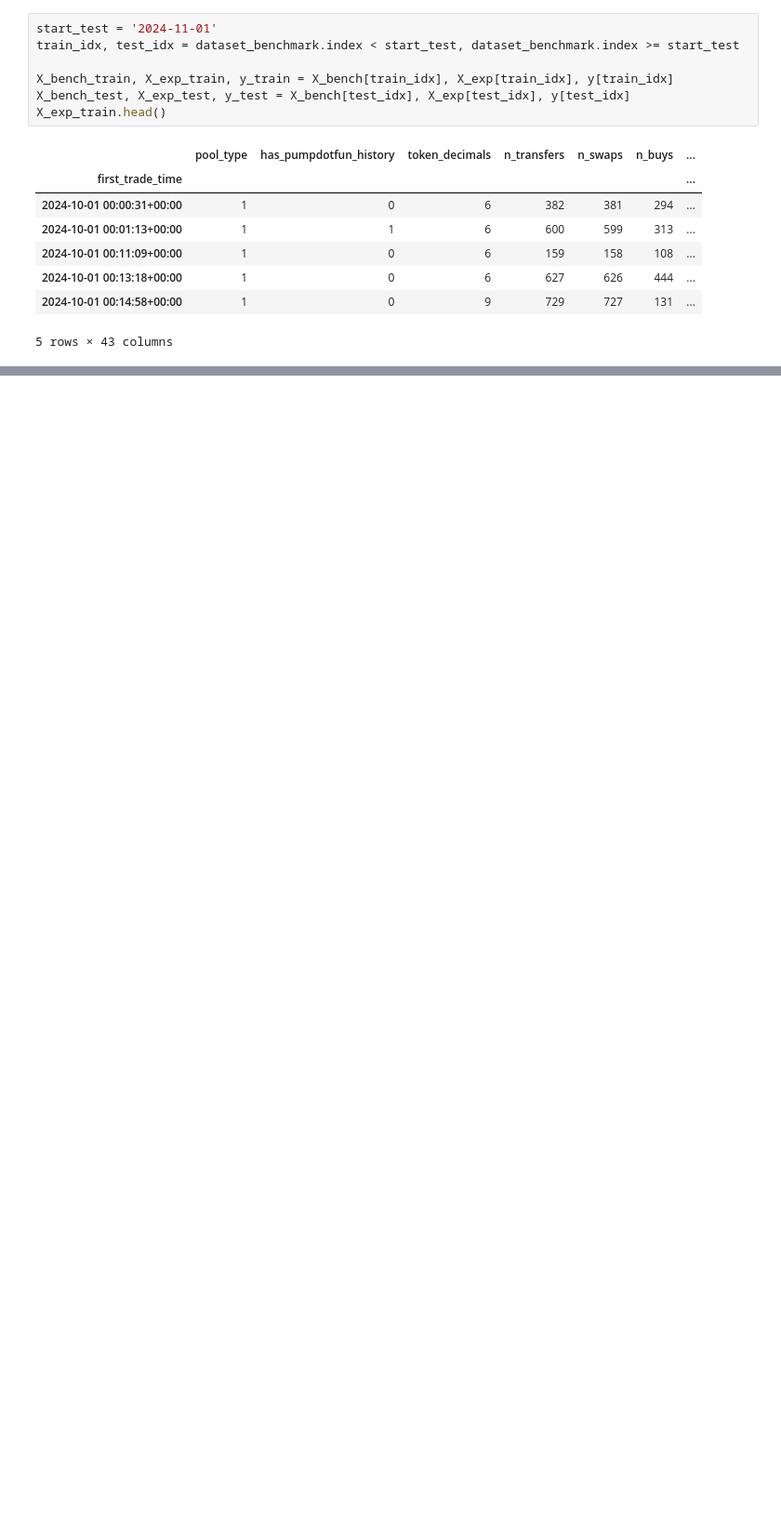
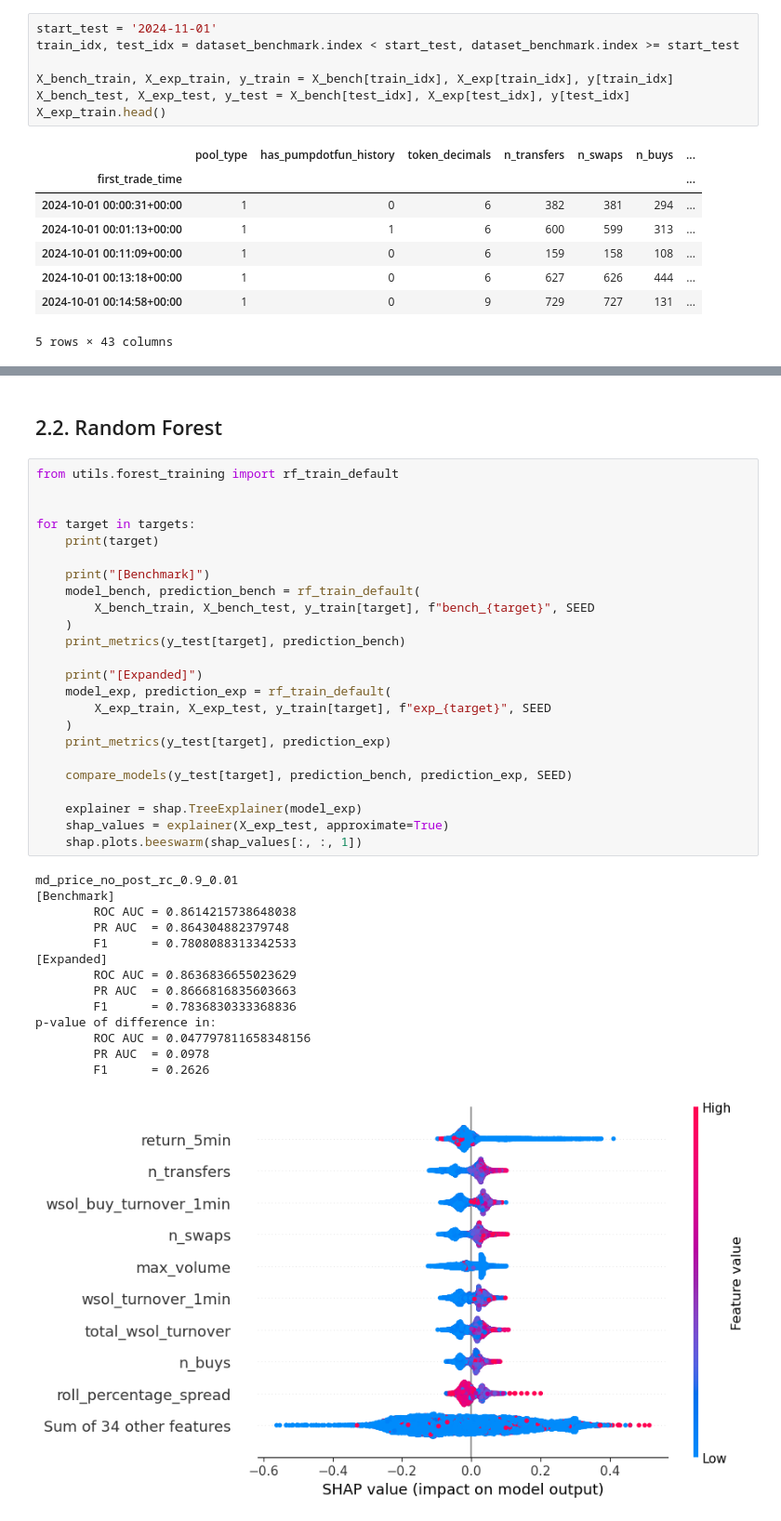
Before and after one commit to NickLithan/Rug-Pull-Early-Detection--Bachelor-Thesis-, a Jupyter notebook: main.ipynb, the cells around one changed output, grey strips where cells are left out. Shown at 93% size. Drawn from its saved outputs; the diff is of its cells as text; blank space fills up the shorter version.

```diff
--- a/main.ipynb
+++ b/main.ipynb
@@ -155,0 +218,41 @@ idle_300
+# %% [markdown]
+## 2.2. Random Forest
+# %%
+from utils.forest_training import rf_train_default
+
+
+for target in targets:
+    print(target)
+
+    print("[Benchmark]")
+    model_bench, prediction_bench = rf_train_default(
+        X_bench_train, X_bench_test, y_train[target], f"bench_{target}", SEED
+    )
+    print_metrics(y_test[target], prediction_bench)
+
+    print("[Expanded]")
+    model_exp, prediction_exp = rf_train_default(
+        X_exp_train, X_exp_test, y_train[target], f"exp_{target}", SEED
+    )
+    print_metrics(y_test[target], prediction_exp)
+
+    compare_models(y_test[target], prediction_bench, prediction_exp, SEED)
+
+    explainer = shap.TreeExplainer(model_exp)
+    shap_values = explainer(X_exp_test, approximate=True)
+    shap.plots.beeswarm(shap_values[:, :, 1])
+# %% [output]
+md_price_no_post_rc_0.9_0.01
+[Benchmark]
+        ROC AUC = 0.8614215738648038
+        PR AUC  = 0.864304882379748
+        F1      = 0.7808088313342533
+[Expanded]
+        ROC AUC = 0.8636836655023629
+        PR AUC  = 0.8666816835603663
+        F1      = 0.7836830333368836
+p-value of difference in:
+        ROC AUC = 0.047797811658348156
+        PR AUC  = 0.0978
+        F1      = 0.2626
+[figure, added]
```
Also changed, not shown: parts of 11 cells of this notebook, 35 other files.
